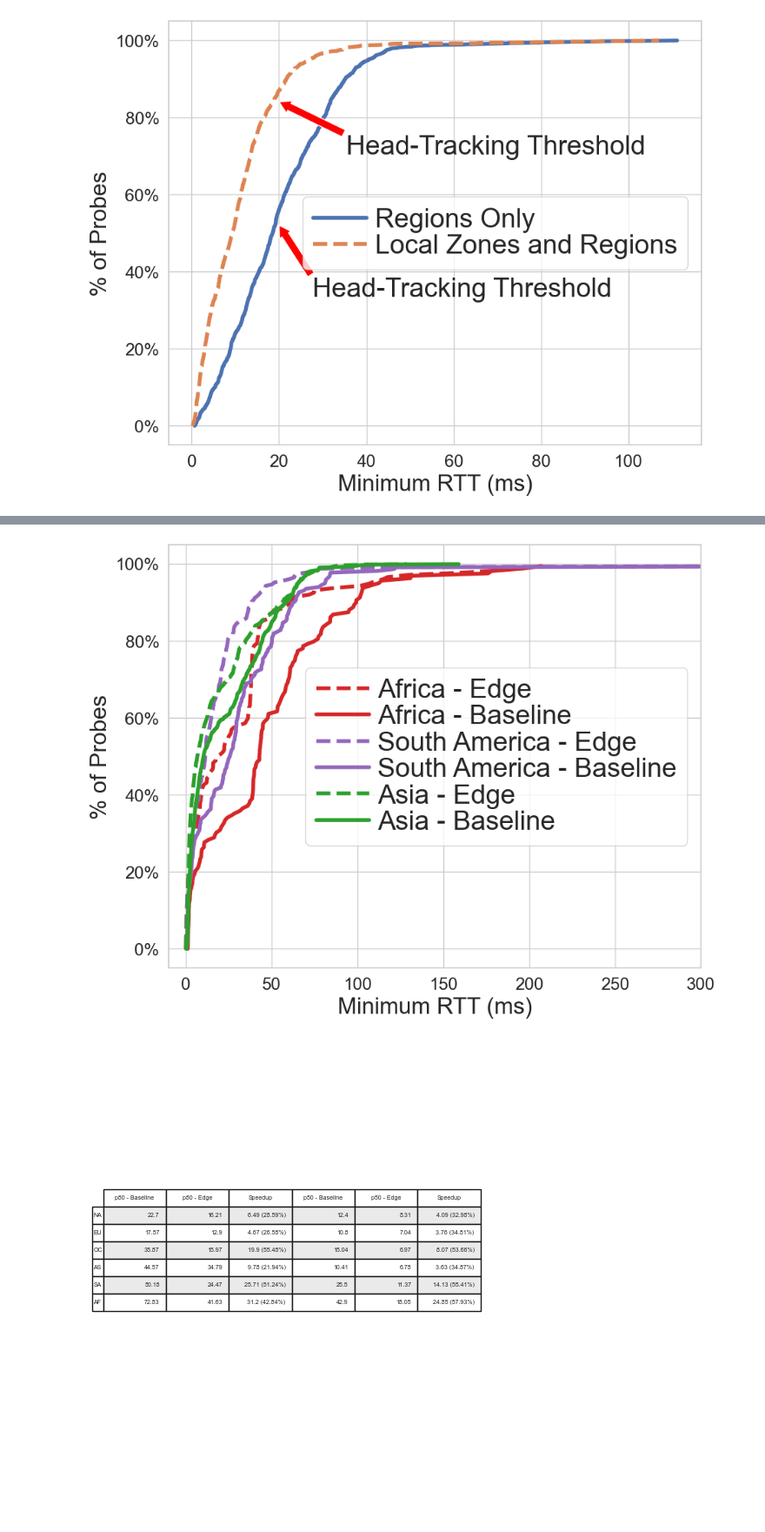
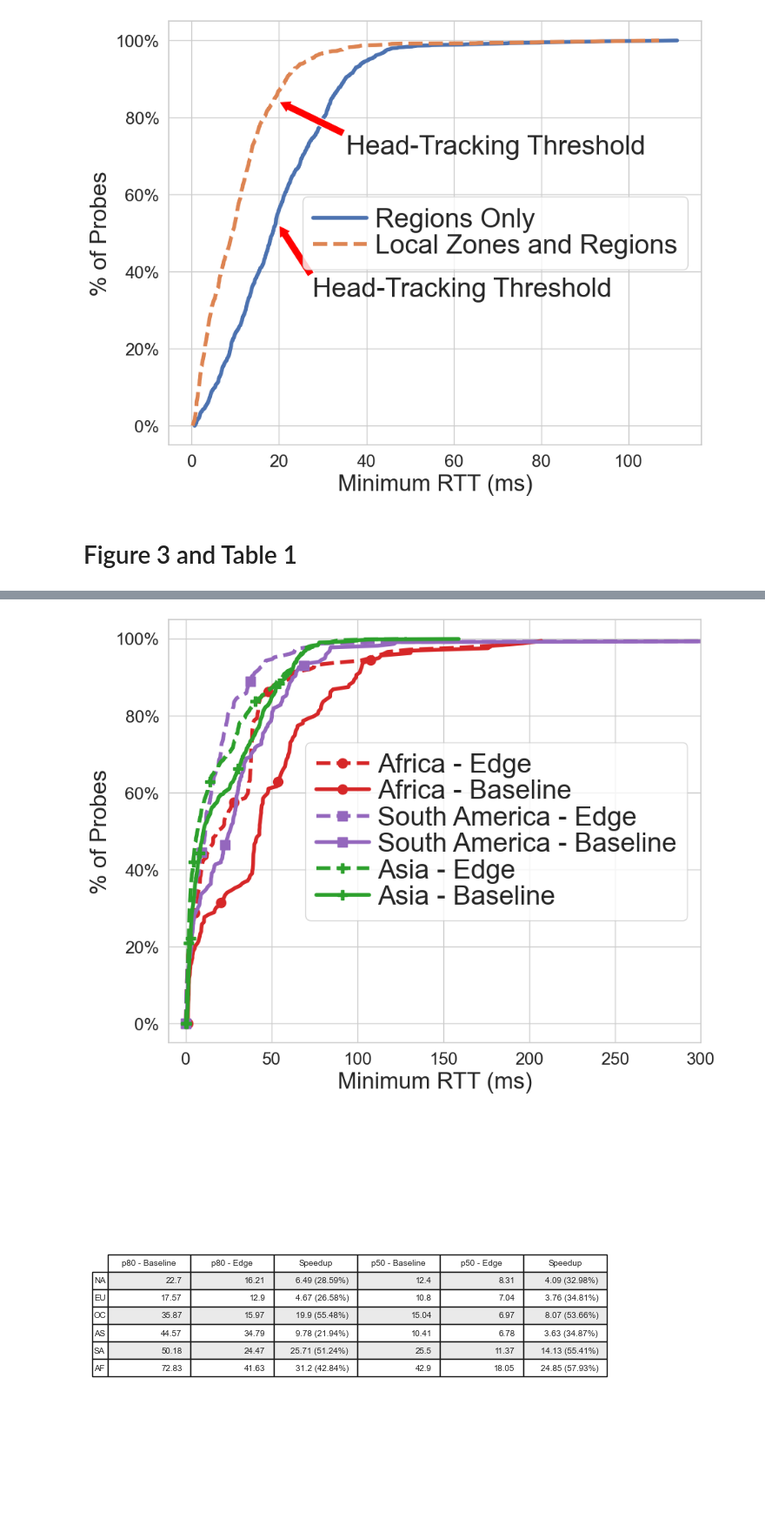
Before and after one commit to TuftsNATLab/EdgeDivide, a Jupyter notebook: RIPEAtlasGraphs.ipynb, the cells around one changed output, grey strips where cells are left out. Shown at 87% size. Saved outputs shown, nothing was run; the diff lists cells and outputs as text; code cells hidden in the pictures; blank space fills up the shorter version.

```diff
--- a/RIPEAtlasGraphs.ipynb
+++ b/RIPEAtlasGraphs.ipynb
@@ -229,6 +228,8 @@ for probe_id, value in baseline_min.items():
         continent_baseline_results[continent] = []
 
     continent_baseline_results[continent].append(value[0][1])
+# %% [markdown]
+# Figure 3 and Table 1
 # %%
 results = results_to_rtt_map(accelerator_results)
 print(f"Results from {len(results.keys())} probes")
@@ -276,14 +277,30 @@ def continent_code_to_color(c):
     if c == "OC" or c == "AS":
         return cmap[2]
 
+def continent_code_to_marker(c):
+    if c == "NA" or c == "AF":
+        return 'o'
+    if c == "EU" or c == "SA":
+        return 's'
+    if c == "OC" or c == "AS":
+        return 'P'
+
+def continent_code_to_marker_every(c):
+    if c == "NA" or c == "EU" or c == "AS":
+        return 200
+    if c == "OC" or c == "SA":
+        return 100
+    if c == "AF":
+        return 50
+
 fig, ax = plt.subplots(figsize=(10, 8))
 latencies = {}
 for c in ["NA", "EU", "OC"]:
     results = continent_to_results[c]
     min_rtts = {probe_id: emptyMin(flatten(rtts.values())) for probe_id, rtts in results.items()}
     latencies[c] = min_rtts.values()
-    plotCDF(min_rtts.values(), ax=ax, label=f"{continent_code_to_name(c)} - Edge", linewidth=4, color=continent_code_to_color(c), linestyle='--')
-    plotCDF(continent_baseline_results[c], label=f"{continent_code_to_name(c)} - Baseline", ax=ax, linewidth=4, color=continent_code_to_color(c))
+    plotCDF(min_rtts.values(), ax=ax, label=f"{continent_code_to_name(c)} - Edge", linewidth=4, color=continent_code_to_color(c), linestyle='--', marker=continent_code_to_marker(c), markevery=continent_code_to_marker_every(c), markersize=10)
+    plotCDF(continent_baseline_results[c], label=f"{continent_code_to_name(c)} - Baseline", ax=ax, linewidth=4, color=continent_code_to_color(c), marker=continent_code_to_marker(c), markevery=continent_code_to_marker_every(c), markersize=10)
 style_graph_cdf(ax)
 ax.set_xlim(-3, 100)
 ax.legend(
@@ -301,8 +318,8 @@ for c in ["AF", "SA", "AS"]:
     results = continent_to_results[c]
     min_rtts = {probe_id: emptyMin(flatten(rtts.values())) for probe_id, rtts in results.items()}
     latencies[c] = min_rtts.values()
-    plotCDF(min_rtts.values(), ax=ax, label=f"{continent_code_to_name(c)} - Edge", linewidth=4, color=continent_code_to_color(c), linestyle='--')
-    plotCDF(continent_baseline_results[c], label=f"{continent_code_to_name(c)} - Baseline", ax=ax, color=continent_code_to_color(c), linewidth=4)
+    plotCDF(min_rtts.values(), ax=ax, label=f"{continent_code_to_name(c)} - Edge", linewidth=4, color=continent_code_to_color(c), linestyle='--', marker=continent_code_to_marker(c), markevery=continent_code_to_marker_every(c), markersize=10)
+    plotCDF(continent_baseline_results[c], label=f"{continent_code_to_name(c)} - Baseline", ax=ax, color=continent_code_to_color(c), linewidth=4, marker=continent_code_to_marker(c), markevery=continent_code_to_marker_every(c), markersize=10)
 style_graph_cdf(ax)
 ax.set_xlim(-10, 300)
 ax.legend(
@@ -353,2 +370,2 @@ Results from 4811 probes
-[figure, old version]
+[figure, new version]
-[figure, old version]
+[figure, new version]
```
Also changed, not shown: parts of 9 cells of this notebook, 2 other files.
